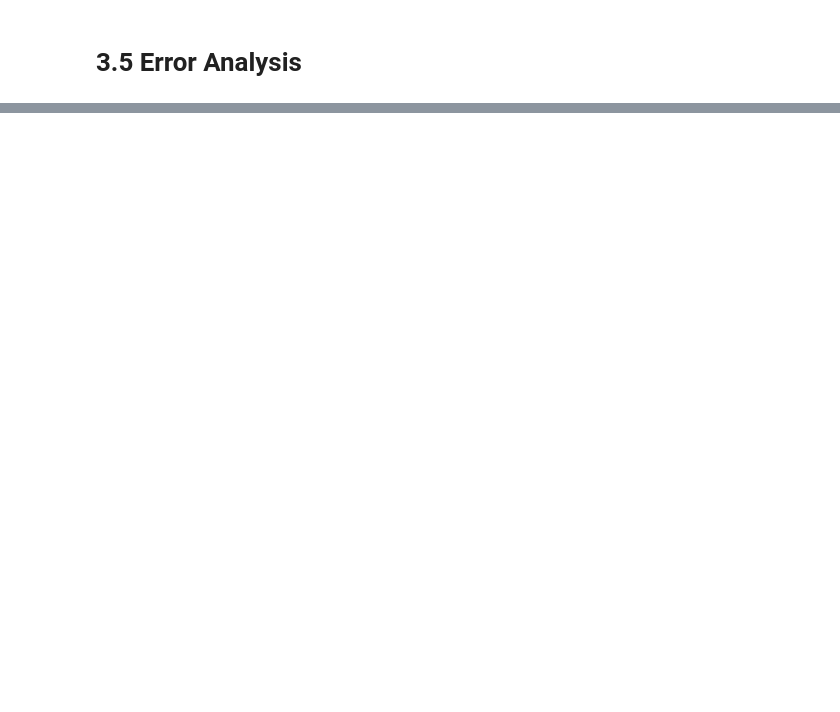
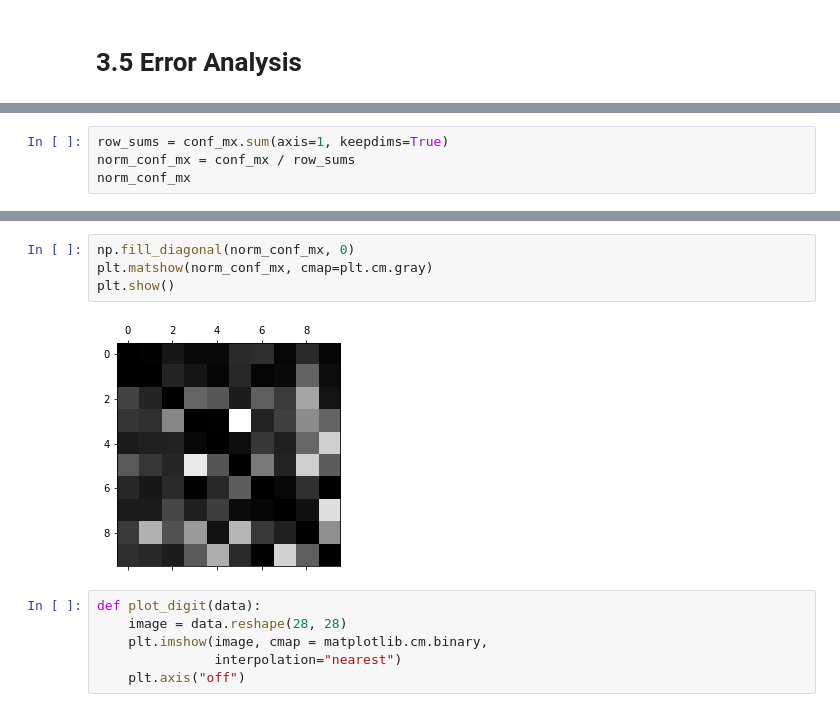
Before and after one commit to Seeyong/Hands_on_ML_own, a Jupyter notebook: MNIST.ipynb, the cells around one changed output, grey strips where cells are left out. Saved outputs shown, nothing was run; the diff lists cells and outputs as text; blank space fills up the shorter version.

```diff
--- a/MNIST.ipynb
+++ b/MNIST.ipynb
@@ -294,0 +315,4 @@ array([0.90946811, 0.91054553, 0.90793619])
+# %%
+row_sums = conf_mx.sum(axis=1, keepdims=True)
+norm_conf_mx = conf_mx / row_sums
+norm_conf_mx
@@ -294,0 +337,12 @@ array([0.90946811, 0.91054553, 0.90793619])
+# %%
+np.fill_diagonal(norm_conf_mx, 0)
+plt.matshow(norm_conf_mx, cmap=plt.cm.gray)
+plt.show()
+# %% [output]
+[figure, added]
+# %%
+def plot_digit(data):
+    image = data.reshape(28, 28)
+    plt.imshow(image, cmap = matplotlib.cm.binary,
+               interpolation="nearest")
+    plt.axis("off")
```
Also changed, not shown: parts of 34 cells of this notebook.
